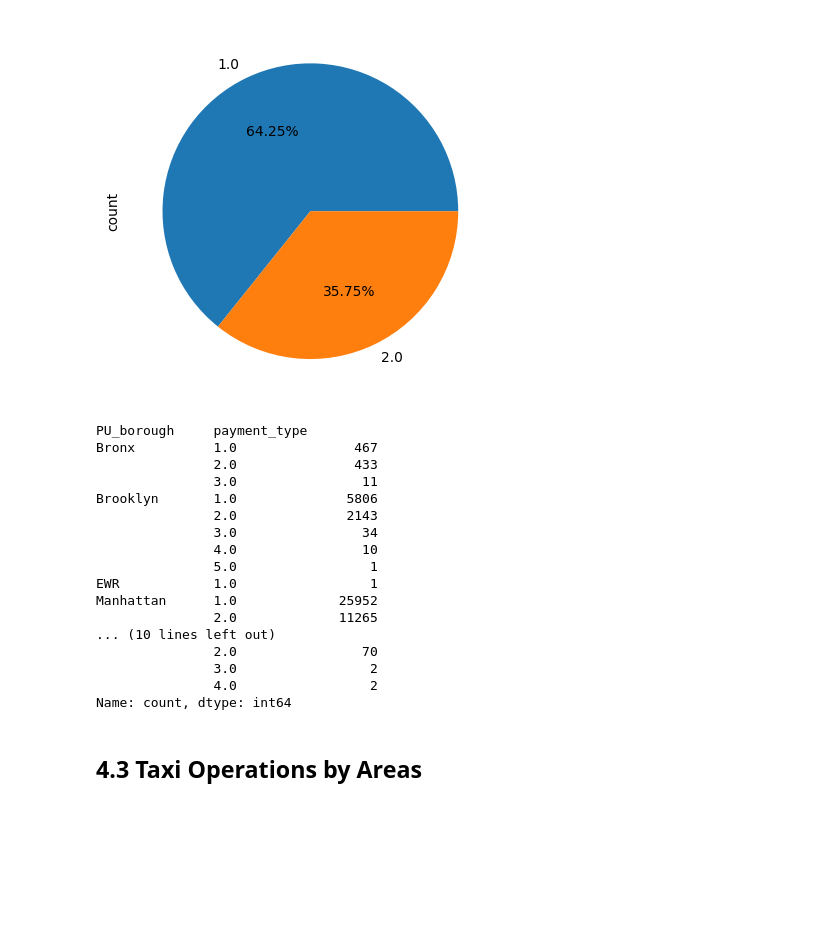
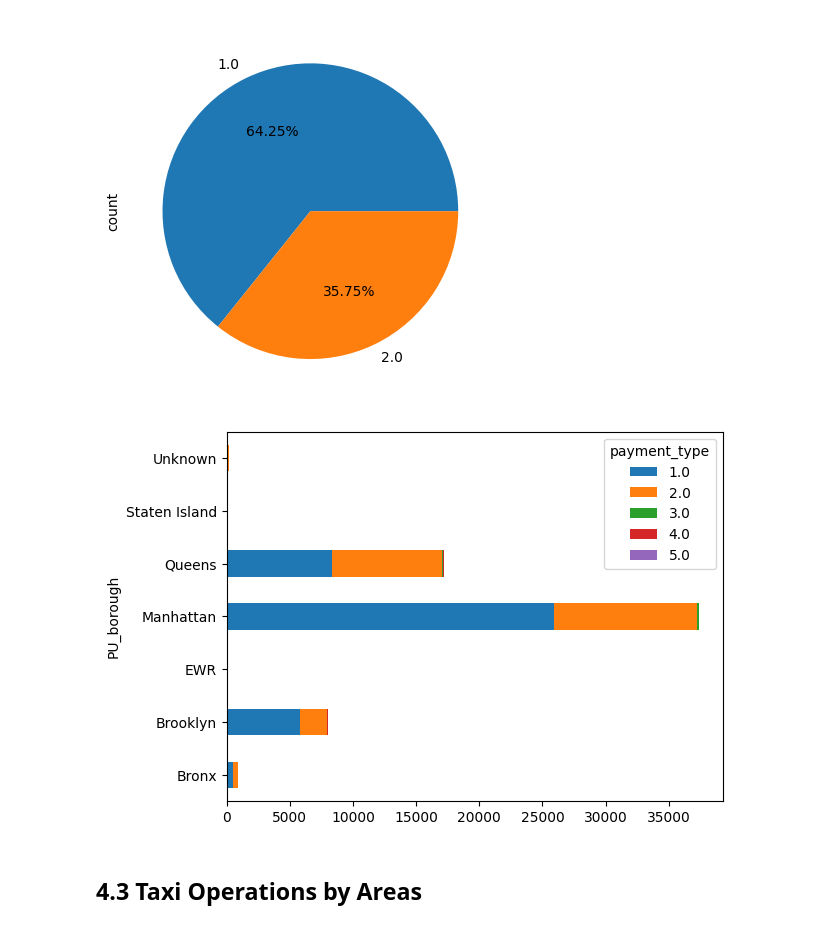
Before and after one commit to d-widyantama/CAPSTONE-2_NYC-Taxi-EDA-and-Viz, a Jupyter notebook: V1-EDA-NYCTaxi.ipynb, the cells around one changed output. Saved outputs shown, nothing was run; the diff lists cells and outputs as text; code cells hidden in the pictures; blank space fills up the shorter version.

```diff
--- a/V1-EDA-NYCTaxi.ipynb
+++ b/V1-EDA-NYCTaxi.ipynb
@@ -933,24 +938,11 @@ df[df['payment_type'] < 3]['payment_type'].value_counts().plot(kind='pie', autop
 # %%
 #Payment Type over borough
 df.groupby(df['PU_borough'])['payment_type'].value_counts()
+
+#Plotting bar chart of trip count by payment type and borough
+payment_type_barplot = df.groupby(df['PU_borough'])['payment_type'].value_counts().unstack().plot(kind='barh', stacked=True)
 # %% [output]
-PU_borough     payment_type
-Bronx          1.0               467
-               2.0               433
-               3.0                11
-Brooklyn       1.0              5806
-               2.0              2143
-               3.0                34
-               4.0                10
-               5.0                 1
-EWR            1.0                 1
-Manhattan      1.0             25952
-               2.0             11265
-... (10 lines left out)
-               2.0                70
-               3.0                 2
-               4.0                 2
-Name: count, dtype: int64
+[figure, added]
 # %% [markdown]
 ## 4.3 Taxi Operations by Areas
 # %%
```
Also changed, not shown: parts of 10 cells of this notebook.
